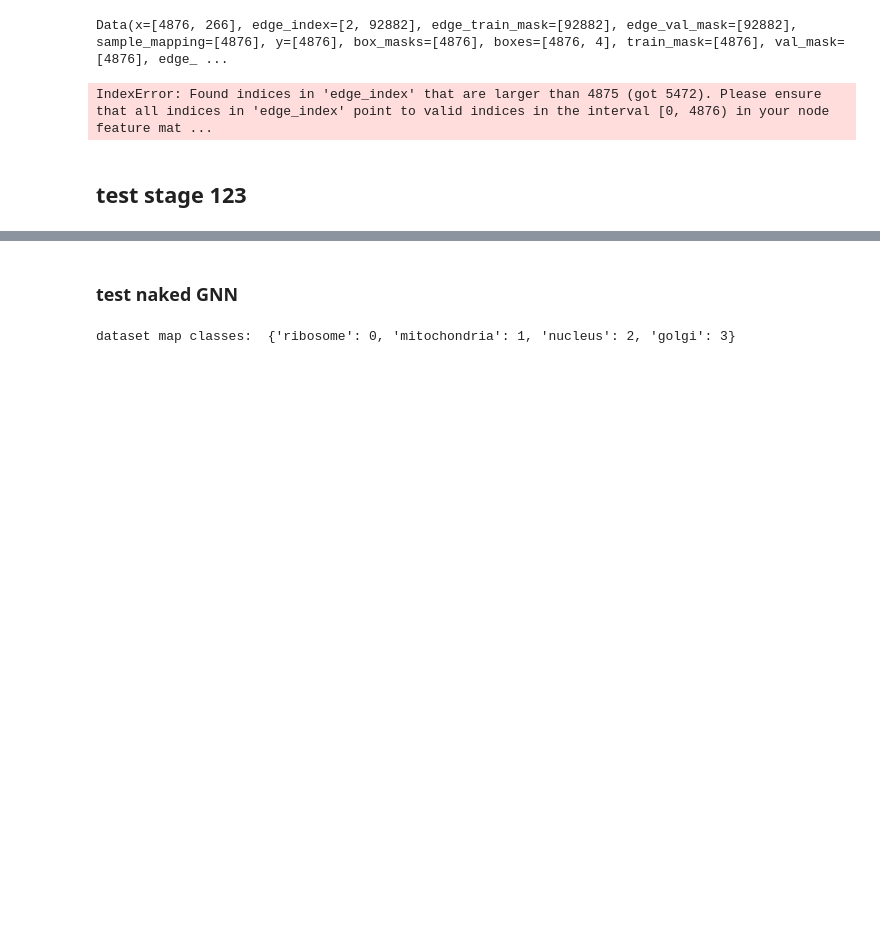
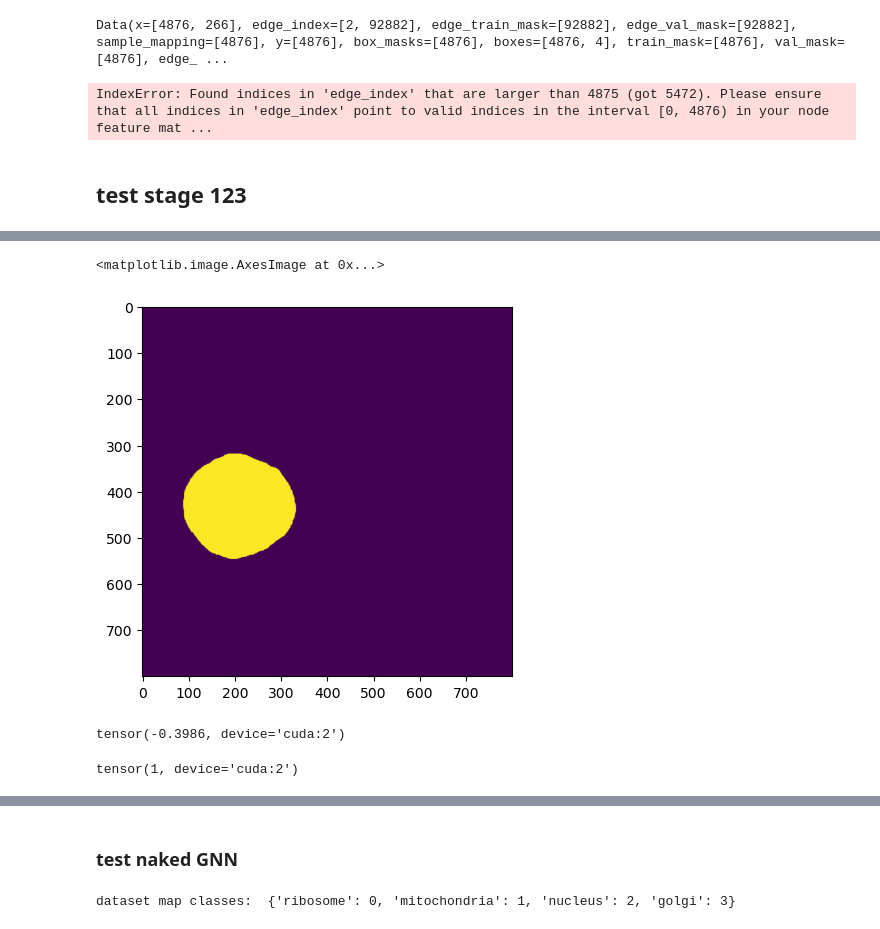
Before and after one commit to tyfei0216/TomoGNN, a Jupyter notebook: train.ipynb, the cells around one changed output, grey strips where cells are left out. Cells and saved outputs as stored; diff of their text form; code cells hidden in the pictures; blank space fills up the shorter version.

```diff
--- a/train.ipynb
+++ b/train.ipynb
@@ -380,0 +394,6 @@ KeyboardInterrupt:
+# %%
+mask1 = d0["labels"][0]["masks"][0, 0].cpu().numpy()
+plt.imshow(mask1)
+# %% [output]
+<matplotlib.image.AxesImage at 0x...>
+[figure, added]
@@ -380,0 +410,10 @@ KeyboardInterrupt:
+# %%
+print(torch.max(logits[:, 0]))
+need = logits[:, 0] > -0.4
+embeds = output["last_hidden_state"].squeeze()[need]
+boxes = output["pred_boxes"].squeeze()[need]
+embeds.shape
+torch.sum(need)
+# %% [output]
+tensor(-0.3986, device='cuda:2')
+tensor(1, device='cuda:2')
```
Also changed, not shown: parts of 24 cells of this notebook, 10 other files.
